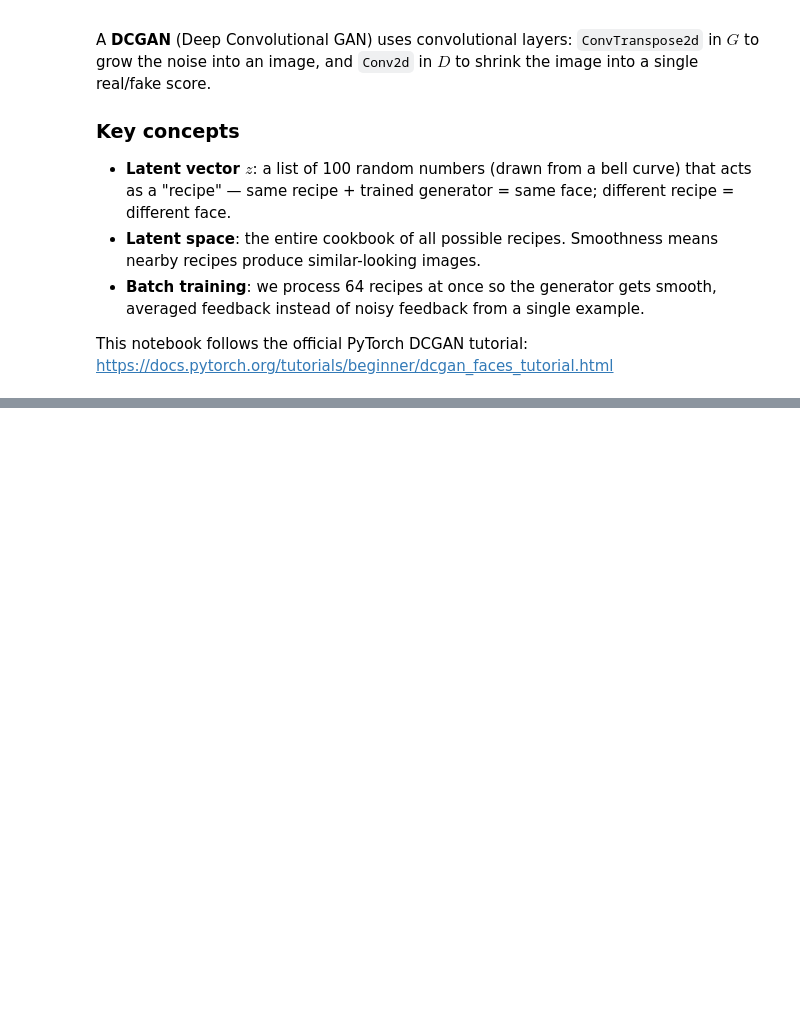
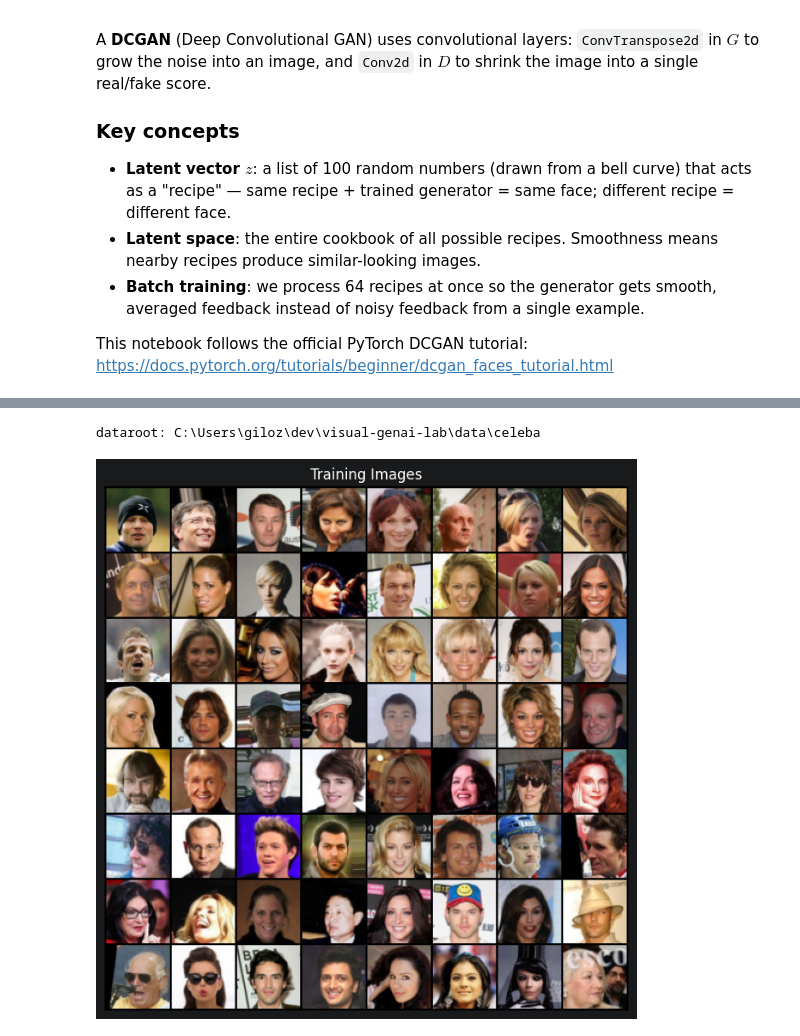
Before and after one commit to majorgilles/visual-genai-lab-curriculum, a Jupyter notebook: notebooks/04_dcgan.ipynb, the cells around one changed output, grey strips where cells are left out. Cells and saved outputs as stored; diff of their text form; code cells hidden in the pictures; blank space fills up the shorter version.

Commit message:
feat: add DCGAN tutorial notebook for image generation

```diff
--- a/notebooks/04_dcgan.ipynb
+++ b/notebooks/04_dcgan.ipynb
@@ -20,0 +77,58 @@ https://docs.pytorch.org/tutorials/beginner/dcgan_faces_tutorial.html
+# %%
+# Resolve project root so paths work regardless of where Jupyter starts
+from pathlib import Path
+
+
+def find_project_root(start: Path | None = None) -> Path:
+    current = (start or Path.cwd()).resolve()
+    for candidate in (current, *current.parents):
+        if (candidate / "pyproject.toml").exists():
+            return candidate
+    raise FileNotFoundError("Could not find project root containing pyproject.toml")
+
+
+project_root = find_project_root()
+dataroot = str(project_root / "data" / "celeba")
+print(f"dataroot: {dataroot}")
+# %% [output]
+dataroot: C:\Users\giloz\dev\visual-genai-lab\data\celeba
+# %%
+# Dataset and dataloader
+# Source: https://docs.pytorch.org/tutorials/beginner/dcgan_faces_tutorial.html
+
+dataset = dset.ImageFolder(
+    root=dataroot,
+    transform=transforms.Compose(
+        [
+            transforms.Resize(IMAGE_SIZE),
+            transforms.CenterCrop(image_size),
+            transforms.ToTensor(),
+            transforms.Normalize((0.5, 0.5, 0.5), (0.5, 0.5, 0.5)),
+        ]
+    ),
+)
+
+dataloader = torch.utils.data.DataLoader(
+    dataset,
+    batch_size=BATCH_SIZE,
+    shuffle=True,
+    num_workers=WORKERS,
+)
+
+# Decide which device to run on
+device = torch.device("cuda:0" if (torch.cuda.is_available() and NGPU > 0) else "cpu")
+
+# Plot some training images
+real_batch = next(iter(dataloader))
+plt.figure(figsize=(8, 8))
+plt.axis("off")
+plt.title("Training Images")
+plt.imshow(
+    np.transpose(
+        vutils.make_grid(real_batch[0].to(device)[:64], padding=2, normalize=True).cpu(),
+        (1, 2, 0),
+    )
+)
+plt.show()
+# %% [output]
+[figure, added]
```
Also changed, not shown: parts of 5 cells of this notebook, 1 other file.
